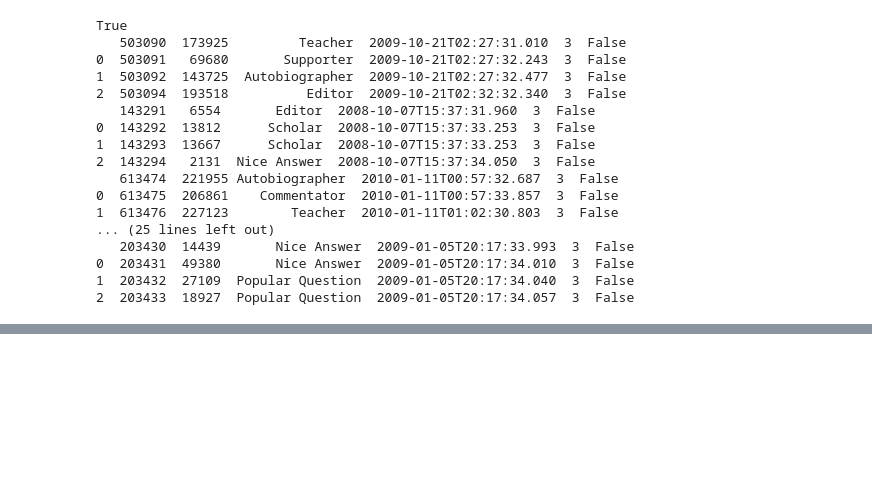
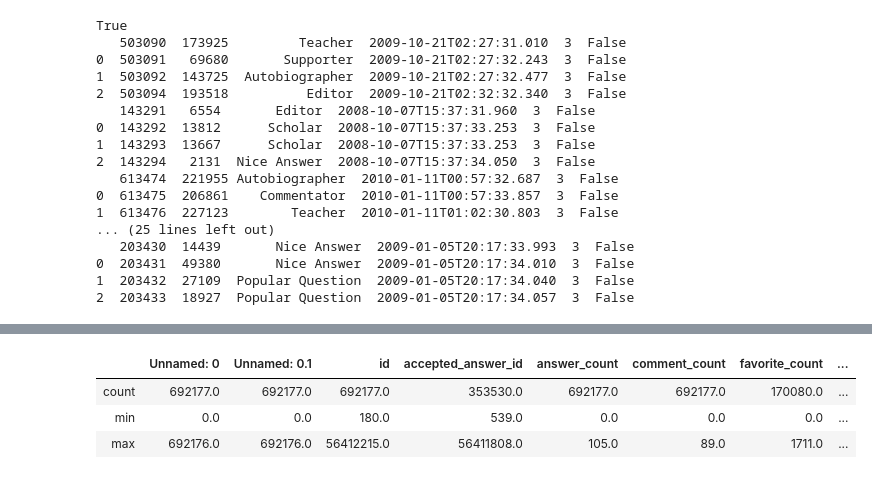
Before and after one commit to ucbiyyq/ucbiyyq-w210-jcgy, a Jupyter notebook: notebooks/test-yyq.ipynb, the cells around one changed output, grey strips where cells are left out. Cells and saved outputs as stored; diff of their text form; code cells hidden in the pictures; blank space fills up the shorter version.

```diff
--- a/notebooks/test-yyq.ipynb
+++ b/notebooks/test-yyq.ipynb
@@ -73,0 +124,8 @@ True
+# %%
+# assuming the basic table go up to column 22
+posts_filtered.iloc[:,:22].describe().loc[["count", "min", "max"]]
+# %% [output]
+|  | Unnamed: 0 | Unnamed: 0.1 | id | accepted_answer_id | answer_count | comment_count | favorite_count | ... |
+| count | 692177.0 | 692177.0 | 692177.0 | 353530.0 | 692177.0 | 692177.0 | 170080.0 | ... |
+| min | 0.0 | 0.0 | 180.0 | 539.0 | 0.0 | 0.0 | 0.0 | ... |
+| max | 692176.0 | 692176.0 | 56412215.0 | 56411808.0 | 105.0 | 89.0 | 1711.0 | ... |
```
Also changed, not shown: parts of 17 cells of this notebook.
